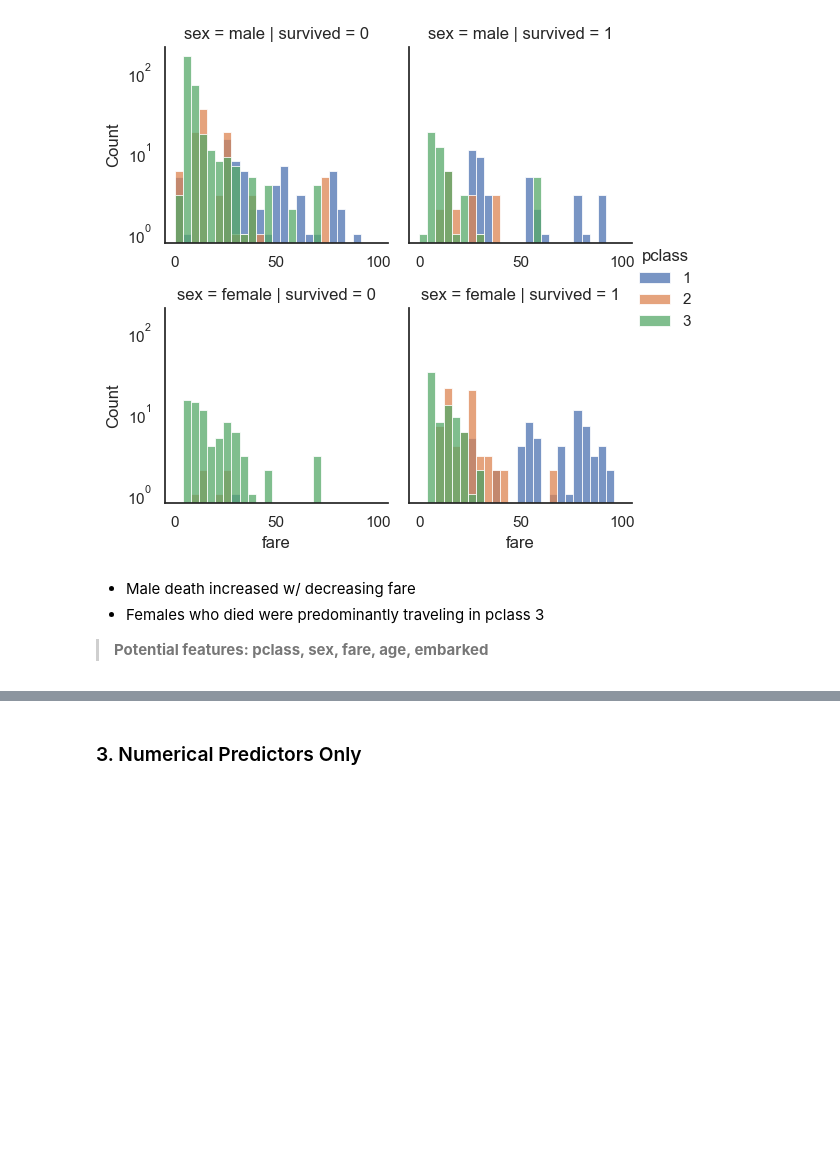
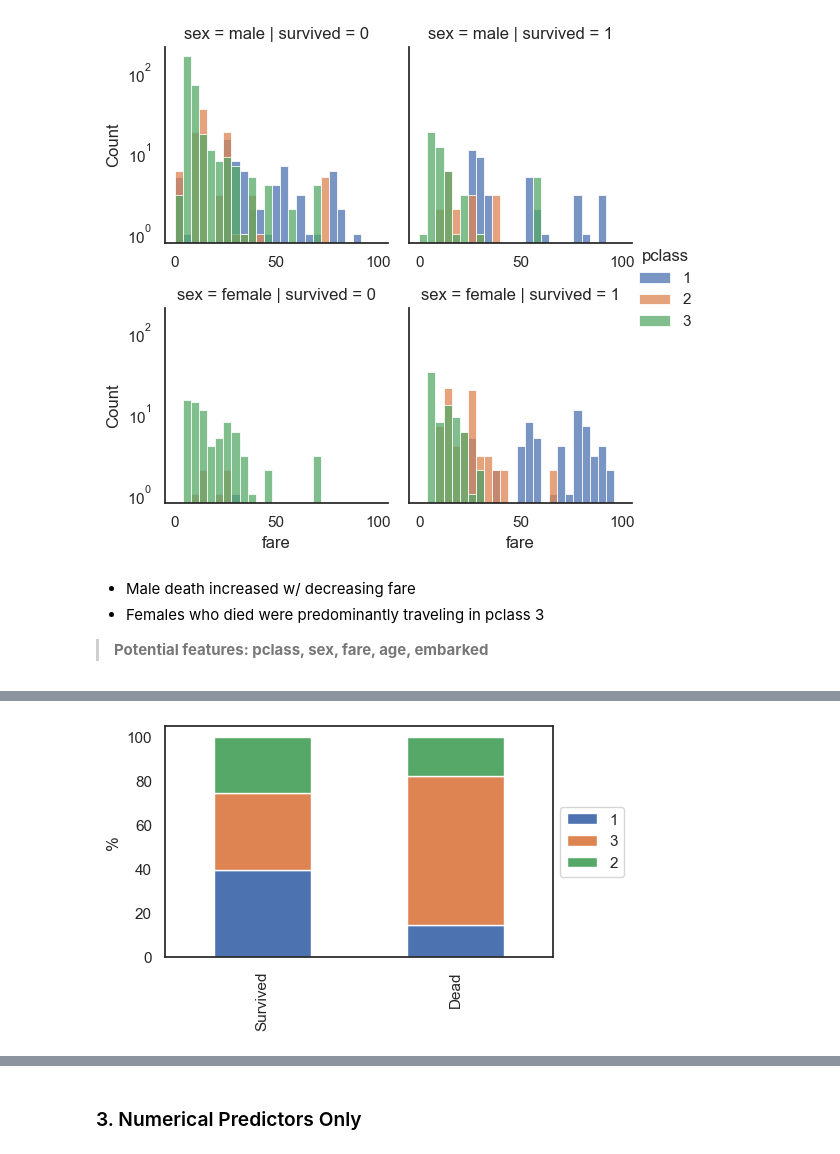
Before and after one commit to stolltho/iod_repo, a Jupyter notebook: Module 5/Labs 5/IOD_Lab 5.1.ipynb, the cells around one changed output, grey strips where cells are left out. Drawn from its saved outputs; the diff is of its cells as text; code cells hidden in the pictures; blank space fills up the shorter version.

```diff
--- a/Module 5/Labs 5/IOD_Lab 5.1.ipynb
+++ b/Module 5/Labs 5/IOD_Lab 5.1.ipynb
@@ -216,0 +269,5 @@ g.add_legend();
+# %%
+# Pclass
+bar_chart(titanic, 'pclass')
+# %% [output]
+[figure, added]
```
Also changed, not shown: parts of 71 cells of this notebook, 1 other file.
